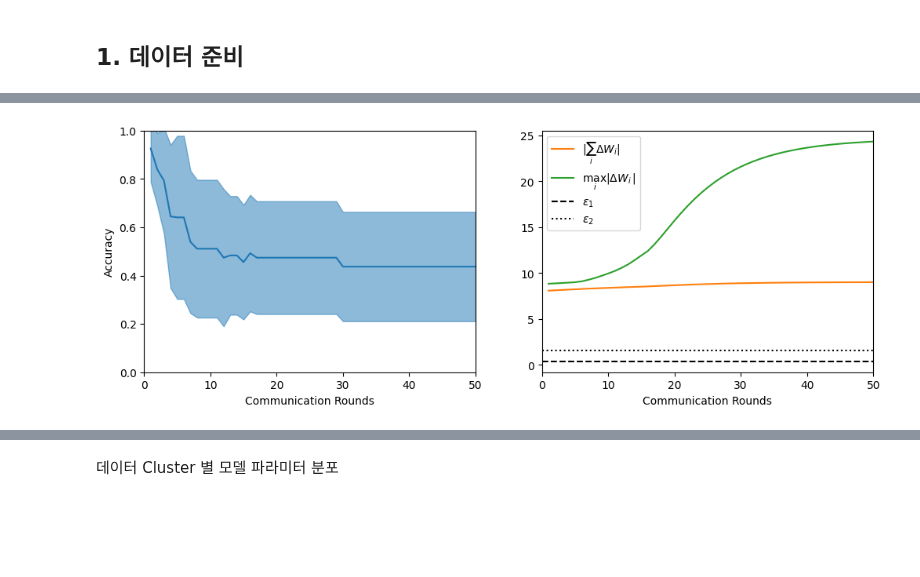
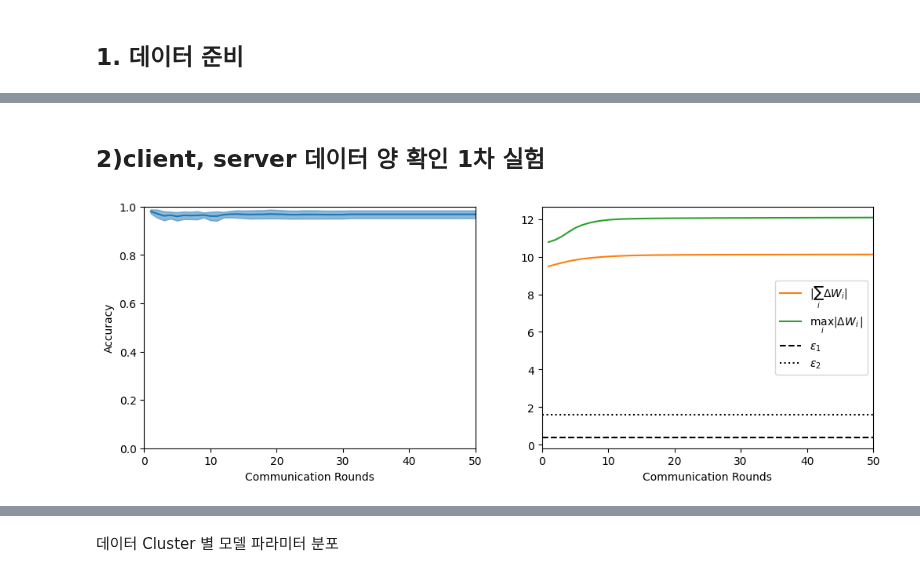
Before and after one commit to yangbaechu/FD-with-Label-Based-Group-Structure, a Jupyter notebook: clustered_federated_learning.ipynb, the cells around one changed output, grey strips where cells are left out. Saved outputs shown, nothing was run; the diff lists cells and outputs as text; code cells hidden in the pictures; blank space fills up the shorter version.

Commit message:
first experiment of data amount

```diff
--- a/clustered_federated_learning.ipynb
+++ b/clustered_federated_learning.ipynb
@@ -39,11 +39,11 @@ mapp = np.array(['0', '1', '2', '3', '4', '5', '6', '7', '8', '9'], dtype='<U1')
 idcs = np.random.permutation(len(data))
 # %%
 def do_experiments(total_client_data=total_client_data, data_per_class=data_per_class, ALPHA=ALPHA):
-    train_idcs, test_idcs = idcs[:total_client_data], idcs[total_client_data:]
+    train_idcs, test_idcs = idcs[:int(total_client_data*1.5)], idcs[int(total_client_data*1.5):]
     train_labels = data.train_labels.numpy()
-    test_labels = data.train_labels.numpy()[total_client_data:]
+    test_labels = data.train_labels.numpy()[int(total_client_data*1.5):]
 
-    client_idcs = split_noniid(train_idcs, train_labels, alpha=ALPHA, n_clients=N_CLIENTS)
+    client_idcs = split_noniid(train_idcs, train_labels, alpha=ALPHA, n_clients=N_CLIENTS)#, data_per_class=int(total_client_data/10))
     server_idcs = generate_server_idcs(test_idcs, test_labels)
 
     client_data = [CustomSubset(data, idcs) for idcs in client_idcs]
@@ -181,50 +215,50 @@ def do_experiments(total_client_data=total_client_data, data_per_class=data_per_
+# %% [markdown]
+## 2)client, server 데이터 양 확인 1차 실험
 # %%
 # Define the directory where you want to save the results
 save_dir = 'results/data_amount'
 os.makedirs(save_dir, exist_ok=True)  # Create directory if it doesn't exist
 
 # Define the different total_client_data, data_per_class, and ALPHA values
-total_client_data_values = [100, 200, 500, 1000, 2000, 5000]
+total_client_data_values = [200, 500, 1000, 2000, 5000]
 data_per_class_values = [10, 20, 50, 100, 200, 500]
-# ALPHA_values = [1, 0.5, 0.1, 0.05, 0.01]
 
 results = {}
 
-# Loop over the total_client_data, data_per_class and ALPHA values
-for total_client_data in total_client_data_values:
-    for data_per_class in data_per_class_values:
-        # for ALPHA in ALPHA_values:
+# Loop over the total_client_data and data_per_class values
+for data_per_class in data_per_class_values:
+    for total_client_data in total_client_data_values:
 
         temp_results = []
 
         # Repeat the experiment twice
         for _ in range(2):
             # Call the function and save the results
             client_acc_after_distill, global_acc_after_distill, client_acc_final, global_acc_final = do_experiments(
                 total_client_data=total_client_data,
                 data_per_class=data_per_class,
                 ALPHA=ALPHA
             )
 
             # Store the results in a temporary list
             temp_results.append({
                 'client_acc_after_distill': client_acc_after_distill,
                 'global_acc_after_distill': global_acc_after_distill,
                 'client_acc_final': client_acc_final,
                 'global_acc_final': global_acc_final
             })
 
         # Calculate the average of the results
         avg_results = {
             key: np.mean([res[key] for res in temp_results])
             for key in temp_results[0]
         }
 
         # Save the average results in the results dictionary
         results[(total_client_data, data_per_class, ALPHA)] = avg_results
 
-# Save the results dictionary to disk
-with open(os.path.join(save_dir, 'results_070221_client_server_data_amount_.pkl'), 'wb') as f:
-    pickle.dump(results, f)
+    # Save the results dictionary to disk after each data_per_class
+    with open(os.path.join(save_dir, f'results_070221_client_server_data_amount_class_{data_per_class}.pkl'), 'wb') as f:
+        pickle.dump(results, f)
 # %% [output]
-[figure, old version]
+[figure, new version]
```
Also changed, not shown: parts of 8 cells of this notebook, 1 other file.
